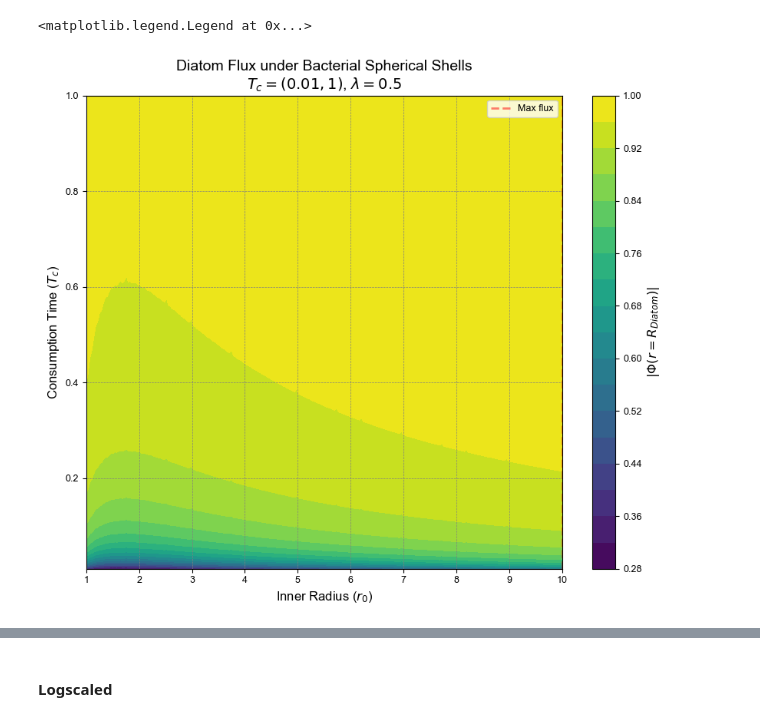
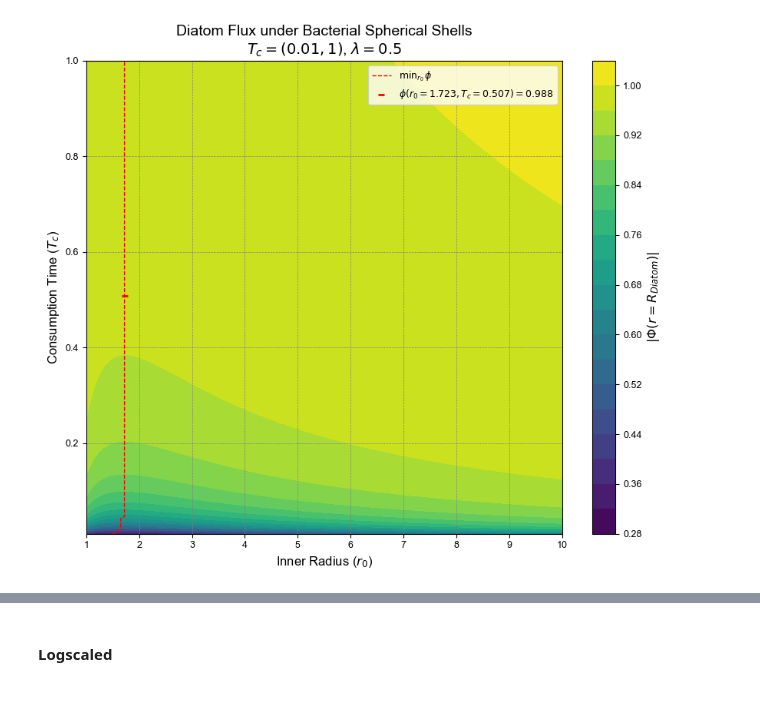
Before and after one commit to GeorchPz/bacterial_chemotaxis_effect_on_chemoattractor_cell, a Jupyter notebook: 3D-3+_cross_sections.ipynb, the cells around one changed output, grey strips where cells are left out. Drawn from its saved outputs; the diff is of its cells as text; code cells hidden in the pictures.

```diff
--- a/3D-3+_cross_sections.ipynb
+++ b/3D-3+_cross_sections.ipynb
@@ -21,13 +21,13 @@ c_{\text{layer}}(r; r_0,\lambda) =
 \end{cases}
 $$
 # %%
-def layer_generator(r0, l):
+def shell_generator(r0, l):
     'Define the inner step function that takes r as parameter'
-    def c_layer(r):
+    def c_shell(r):
         'Determine the condition based on r0 and l'
         cond = (r >= r0) & (r <= r0 + l)
         c = 3/(4*np.pi) * 1/(l**3 + 3 * l**2 * r0 + 3 * l * r0**2)
         # Return c where cond == True, else 0
         return np.where(cond , c , 0)
-    return c_layer
+    return c_shell
 # %% [markdown]
@@ -73,0 +35,16 @@ FM_r0.plot()
+# %%
+syst_params = {
+    # Space Boundaries
+    'R_dtm' : 1, 'R_inf' : 100,
+    # Max Bacterial Boundary
+    'L' : 10,
+    'Tc': (0.01, 1), #  (1e-3, 1e3)
+    'n_Tc' : 250,
+    # Number of points
+    'nr': 100_000, # Weird triangles appear if it's too low
+    'n_r0': 250,
+    'l': 0.5
+}
+
+FM_r0 = FluxMap3D(syst_params, shell_generator)
+FM_r0.solve(n_jobs=-1)
@@ -74,20 +59,25 @@ FM_r0.plot()
 # %%
 # Get the flux map
-f = FM_r0.flux_map
+φ = FM_r0.flux_map
 
-# Calculate maximum flux for each Tc value (each row in the transposed flux map)
-mf = [max(fi) for fi in f.T]
-
-# Find the positions where these maxima occur
-max_indices = [np.argmax(fi) for fi in f.T]
-max_r0_values = [FM_r0.x_values[i] for i in max_indices]
+# Find the positions where these minima occur
+minr0_indices = [np.argmin(φi) for φi in φ.T]
+# Get the corresponding r0 values for the maximum flux
+r0_transect = [FM_r0.x_values[i] for i in minr0_indices]
 
 # Plot the flux map
 FM_r0.plot()
 
 # Add the maximum flux line connecting the maxima
-FM_r0.ax.plot(max_r0_values, FM_r0.y_values, 'r--', label='Max flux', alpha=0.5)
+FM_r0.ax.plot(r0_transect, FM_r0.y_values, 'r--', label='$\\text{min}_{r_0} \\, \\phi$', linewidth=1)
+
+r0_p = r0_transect[syst_params['n_r0']//2]
+Tc_p = FM_r0.y_values[syst_params['n_Tc']//2]
+φ_p  = φ[syst_params['n_r0']//2, syst_params['n_Tc']//2]
+
+label = f'$\\phi(r_0={r0_p:.3f}, T_c={Tc_p:.3f})= {φ_p:.3f}$'
+FM_r0.ax.scatter(r0_p, Tc_p, marker='_', color='red', label=label)
 FM_r0.ax.legend()
+FM_r0.save(figures_path, 'c_shell(r)_cross_section_r0')
 # %% [output]
-<matplotlib.legend.Legend at 0x...>
-[figure, old version]
+[figure, new version]
```
Also changed, not shown: parts of 27 cells of this notebook, 18 other files.
